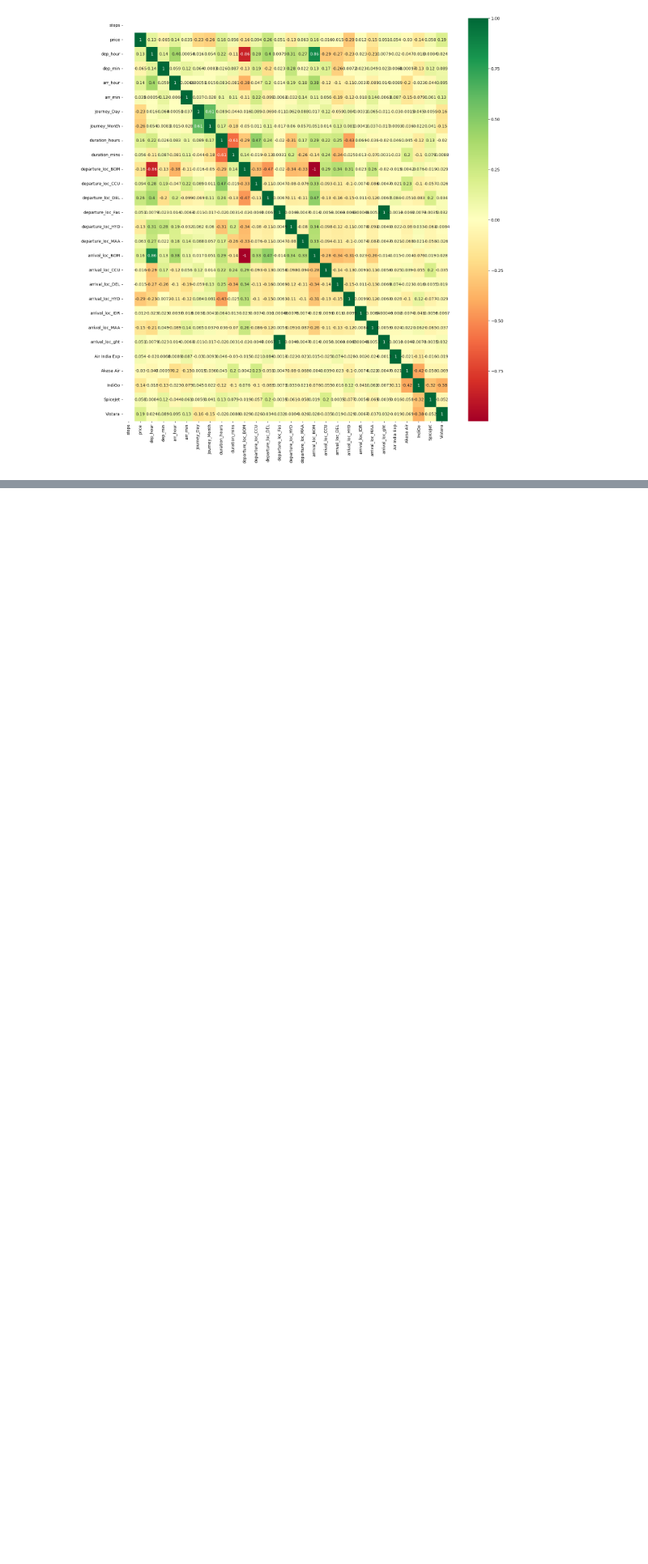
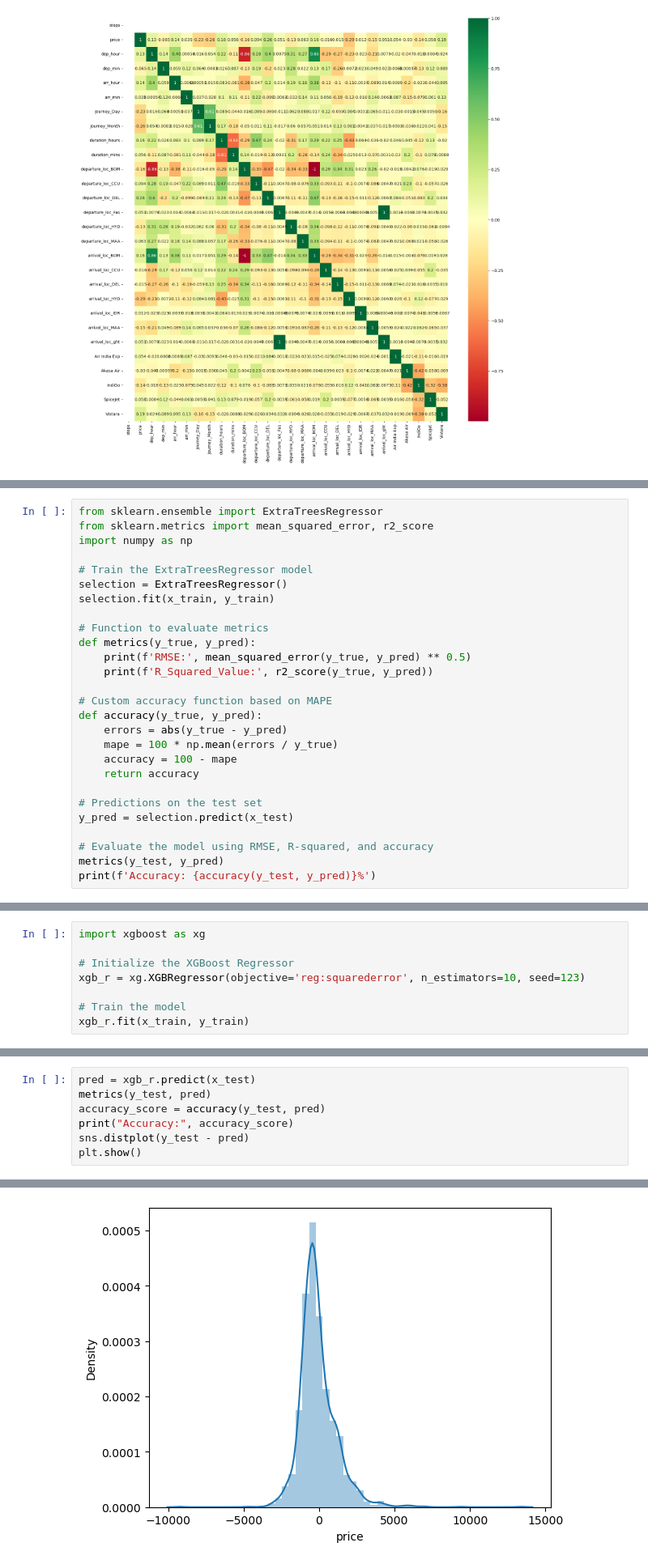
Before and after one commit to krittika2004/AeroSaver, a Jupyter notebook: notebook/Flight_Fare_Prediction.ipynb, the cells around one changed output, grey strips where cells are left out. Shown at 81% size. Cells and saved outputs as stored; diff of their text form; blank space fills up the shorter version.

```diff
--- a/notebook/Flight_Fare_Prediction.ipynb
+++ b/notebook/Flight_Fare_Prediction.ipynb
@@ -327,0 +382,27 @@ Name: price, dtype: int32
+# %%
+from sklearn.ensemble import ExtraTreesRegressor
+from sklearn.metrics import mean_squared_error, r2_score
+import numpy as np
+
+# Train the ExtraTreesRegressor model
+selection = ExtraTreesRegressor()
+selection.fit(x_train, y_train)
+
+# Function to evaluate metrics
+def metrics(y_true, y_pred):
+    print(f'RMSE:', mean_squared_error(y_true, y_pred) ** 0.5)
+    print(f'R_Squared_Value:', r2_score(y_true, y_pred))
+
+# Custom accuracy function based on MAPE
+def accuracy(y_true, y_pred):
+    errors = abs(y_true - y_pred)
+    mape = 100 * np.mean(errors / y_true)
+    accuracy = 100 - mape
+    return accuracy
+
+# Predictions on the test set
+y_pred = selection.predict(x_test)
+
+# Evaluate the model using RMSE, R-squared, and accuracy
+metrics(y_test, y_pred)
+print(f'Accuracy: {accuracy(y_test, y_pred)}%')
@@ -327,0 +472,8 @@ Name: price, dtype: int32
+# %%
+import xgboost as xg
+
+# Initialize the XGBoost Regressor
+xgb_r = xg.XGBRegressor(objective='reg:squarederror', n_estimators=10, seed=123)
+
+# Train the model
+xgb_r.fit(x_train, y_train)
@@ -327,0 +492,8 @@ Name: price, dtype: int32
+# %%
+pred = xgb_r.predict(x_test)
+metrics(y_test, pred)
+accuracy_score = accuracy(y_test, pred)
+print("Accuracy:", accuracy_score)
+sns.distplot(y_test - pred)
+plt.show()
+# %% [output]
@@ -327,0 +512 @@ Name: price, dtype: int32
+[figure, added]
```
Also changed, not shown: parts of 10 cells of this notebook.
